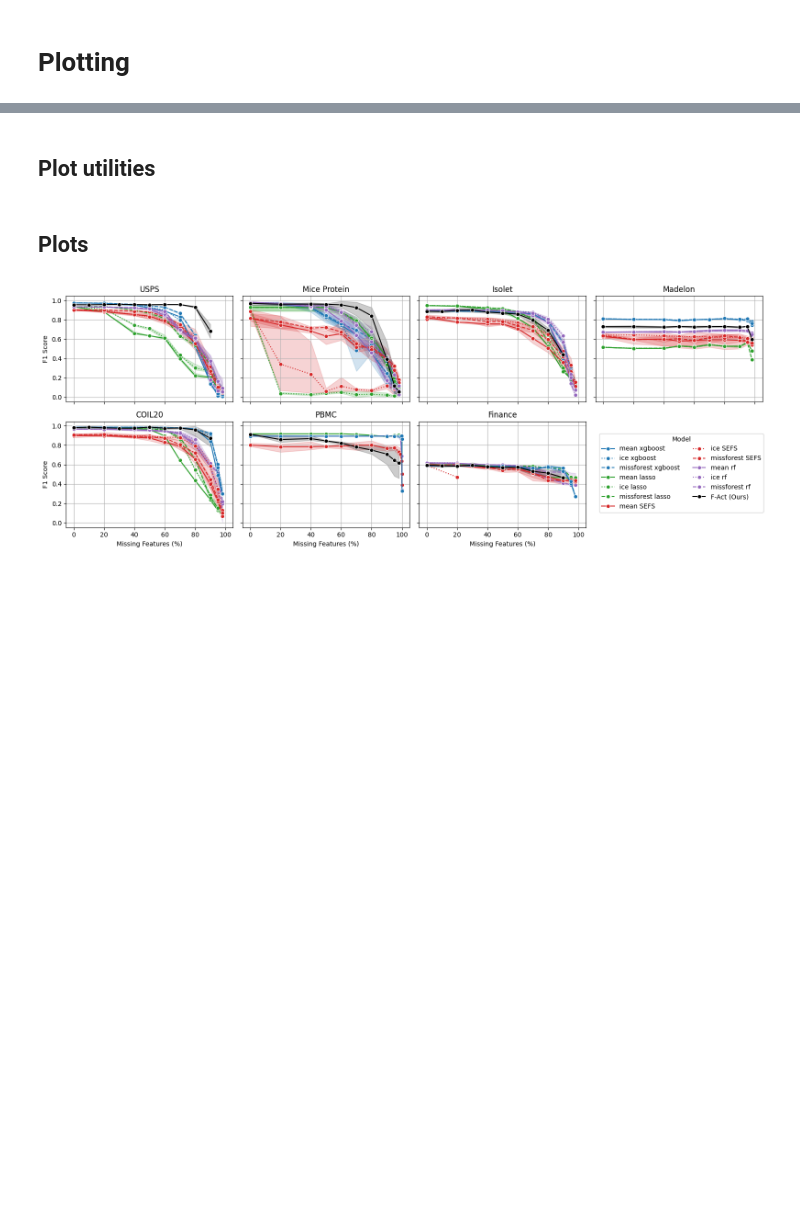
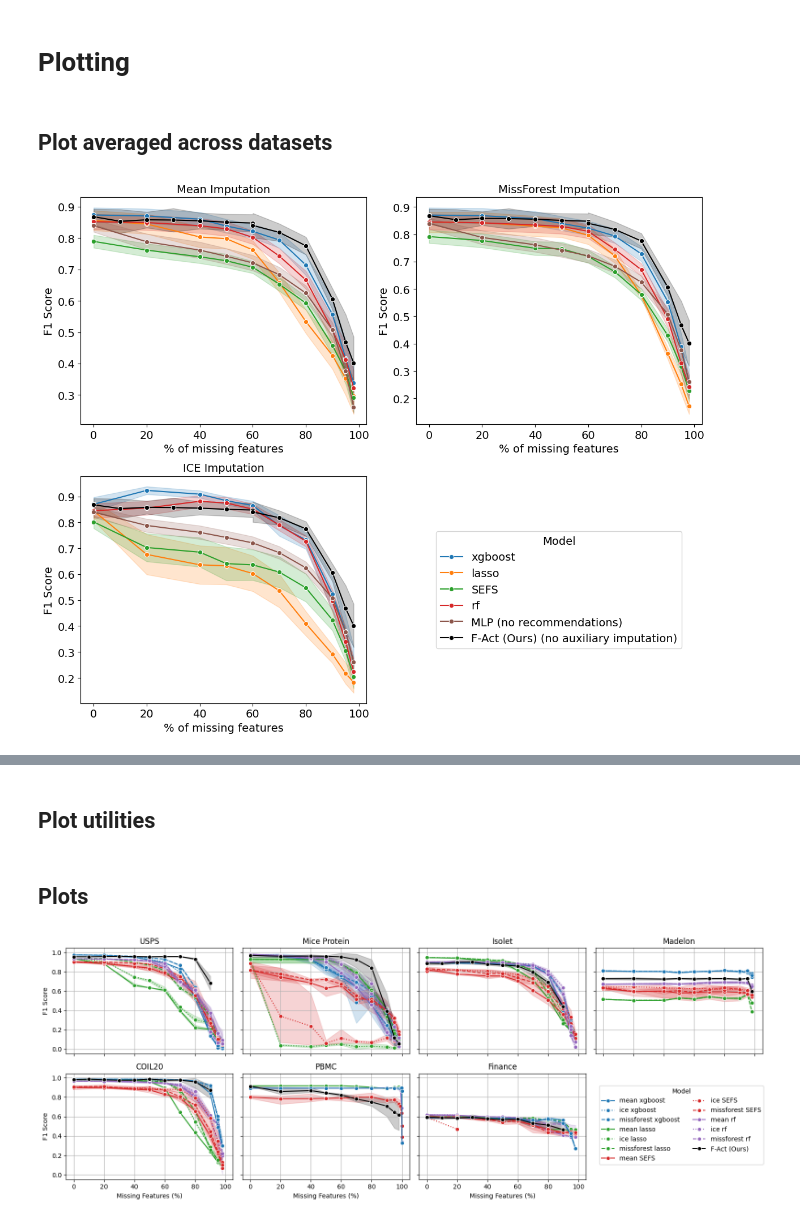
Before and after one commit to evanrex/feature-wise-active-adaptation, a Jupyter notebook: compute_results/final_results/evaluate_imputation_analysis.ipynb, the cells around one changed output, grey strips where cells are left out. Saved outputs shown, nothing was run; the diff lists cells and outputs as text; code cells hidden in the pictures; blank space fills up the shorter version.

Commit message:
new plots

```diff
--- a/compute_results/final_results/evaluate_imputation_analysis.ipynb
+++ b/compute_results/final_results/evaluate_imputation_analysis.ipynb
@@ -587,2 +610,4 @@ fact_df = pd.read_csv(results_dir + '/fact_df.csv')
 # %% [markdown]
 # Plotting
+# %% [markdown]
+## Plot averaged across datasets
@@ -588,0 +699,4 @@ fact_df = pd.read_csv(results_dir + '/fact_df.csv')
+# %%
+plot_avg_across_datasets(baselines_df, fact_df, 'mnar', save=True)
+# %% [output]
+[figure, added]
```
Also changed, not shown: parts of 5 cells of this notebook, 2 other files.
